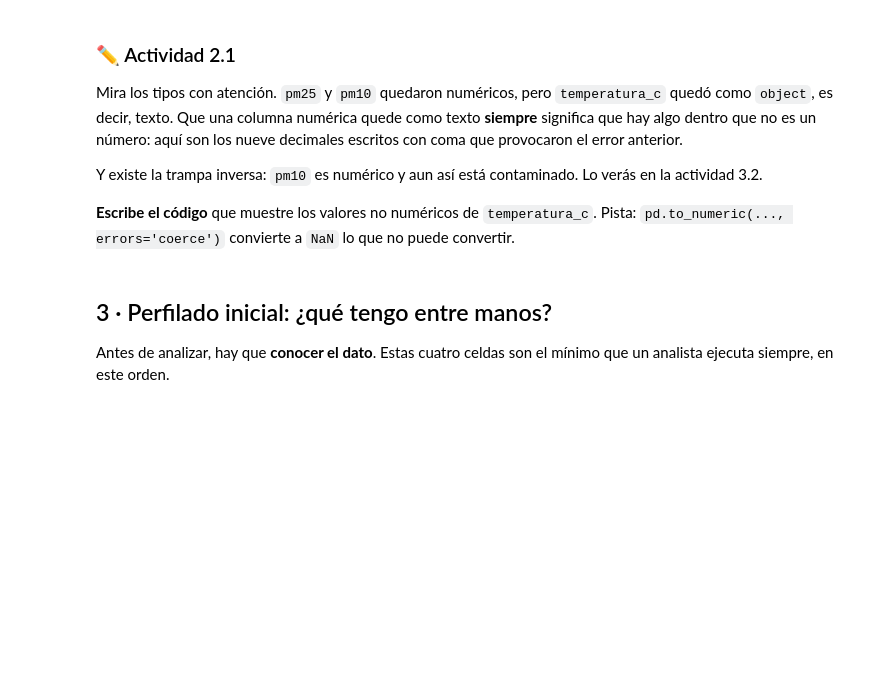
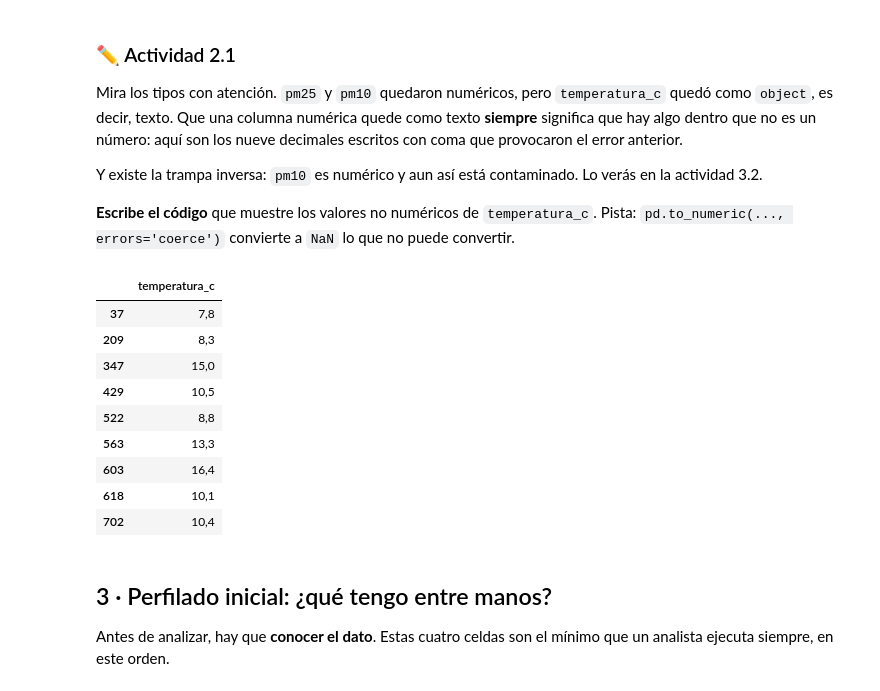
Before and after one commit to rgonzalezp-ucsc/Ciencia-de-Datos_UCSC_Rodrigo_G, a Jupyter notebook: 2_S1_Notebook_Base_CDD_GONZALEZ_RODRIGO.ipynb, the cells around one changed output. Cells and saved outputs as stored; diff of their text form; code cells hidden in the pictures; blank space fills up the shorter version.

```diff
--- a/2_S1_Notebook_Base_CDD_GONZALEZ_RODRIGO.ipynb
+++ b/2_S1_Notebook_Base_CDD_GONZALEZ_RODRIGO.ipynb
@@ -100,3 +106,22 @@ Y existe la trampa inversa: `pm10` es numérico y aun así está contaminado. Lo
+# %%
+# # Mostrar los valores de temperatura_c que no son numéricos
+no_numericos = pd.to_numeric(
+    aire['temperatura_c'],
+    errors='coerce'
+).isna()
+
+display(aire.loc[no_numericos, ['temperatura_c']])
+# %% [output]
+|  | temperatura_c |
+| 37 | 7,8 |
+| 209 | 8,3 |
+| 347 | 15,0 |
+| 429 | 10,5 |
+| 522 | 8,8 |
+| 563 | 13,3 |
+| 603 | 16,4 |
+| 618 | 10,1 |
+| 702 | 10,4 |
 # %% [markdown]
 ## 3 · Perfilado inicial: ¿qué tengo entre manos?
 
```
Also changed, not shown: parts of 14 cells of this notebook.
